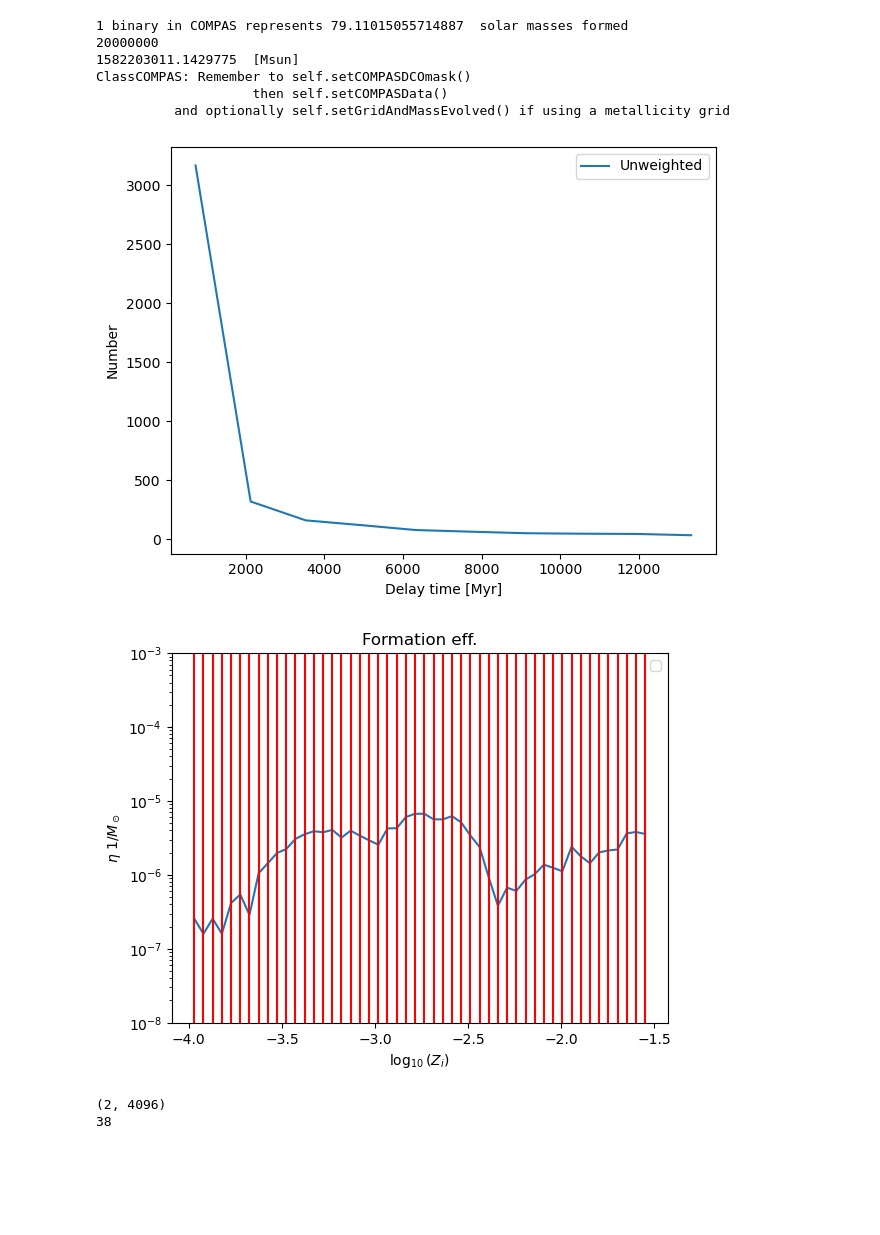
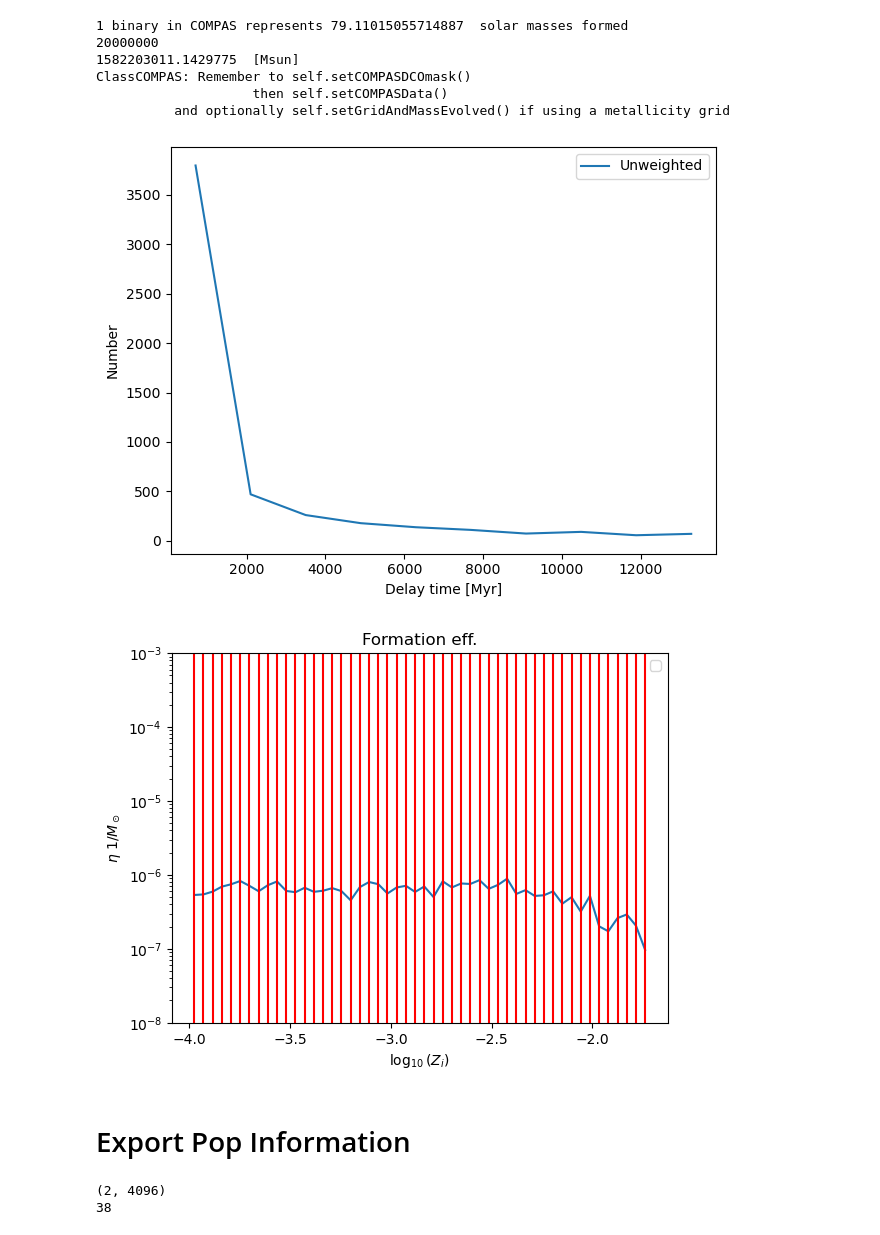
Before and after one commit to stlgolfer/metallicity_mergers, a Jupyter notebook: rate_saver.ipynb, the cells around one changed output. Saved outputs shown, nothing was run; the diff lists cells and outputs as text; code cells hidden in the pictures; blank space fills up the shorter version.

```diff
--- a/rate_saver.ipynb
+++ b/rate_saver.ipynb
@@ -1,40 +1,41 @@
 # %%
 import numpy as np
-from shared import networks, get_all_snr_weights, fci_plot_merger_rate_from_hdf_file
+from shared import networks, get_all_snr_weights, fci_plot_merger_rate_from_hdf_file, new_get_all_snr_weights
 import h5py
 from population_vis import get_formation_efficiency
 
 fname = 'Boesky_alpha0.1beta0.5.h5'
 filepath = f'/Volumes/Elements/{fname}'
 
 # SET UP DATA -- from a basic dict, port to an h5 file and then store this into the output file
 # now we want to use some real data
 fdata = h5py.File(filepath)
 all_dco_seeds = fdata['BSE_Double_Compact_Objects']['SEED'][()]
 all_seeds = fdata['BSE_System_Parameters']['SEED'][()]
 metallicities = fdata["BSE_System_Parameters"]["Metallicity@ZAMS(1)"][()]
 # potentially mask with/without a stable mass transfer or without an envelope
 mixture_weight = fdata["BSE_System_Parameters"]["mixture_weight"][()]
 fdata.close()
-TYPES = 'BNS'
+TYPES = 'BHNS'
 fe_binned, fe_bins, compasdata = get_formation_efficiency(filepath, types=TYPES)
 delayTimes = compasdata.delayTimes
 
 # need to get the metallicities as well
 dco_query = np.isin(all_seeds, all_dco_seeds[compasdata.DCOmask])
 dco_metallicities = metallicities[dco_query]
 dco_mixture_weight = mixture_weight[dco_query]
 assert len(delayTimes[()]) == len(dco_metallicities), "Something went wrong with masking for dco metallicities"
-det_choice = 'O5'
 # %% [output]
 1 binary in COMPAS represents 79.11015055714887  solar masses formed
 20000000
 1582203011.1429775  [Msun]
 ClassCOMPAS: Remember to self.setCOMPASDCOmask()
                     then self.setCOMPASData()
           and optionally self.setGridAndMassEvolved() if using a metallicity grid
-[figure, old version]
+[figure, new version]
-[figure, old version]
+[figure, new version]
+# %% [markdown]
+# Export Pop Information
 # %%
 # now export basic data for use in commputing the SNRs. want to get the redshift bins and the masses of the systems
 # getting the masses will be slightly different
```
Also changed, not shown: parts of 3 cells of this notebook, 2 other files.
